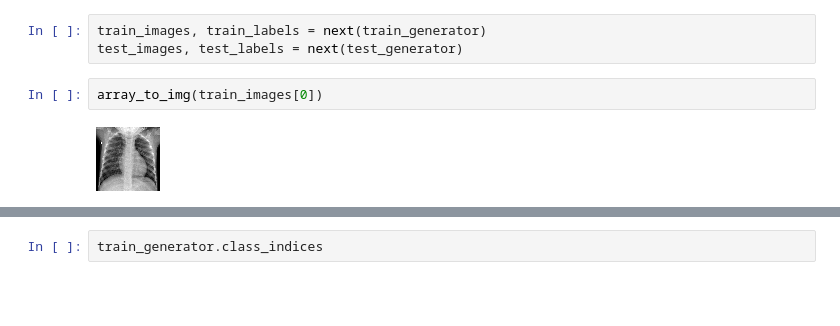
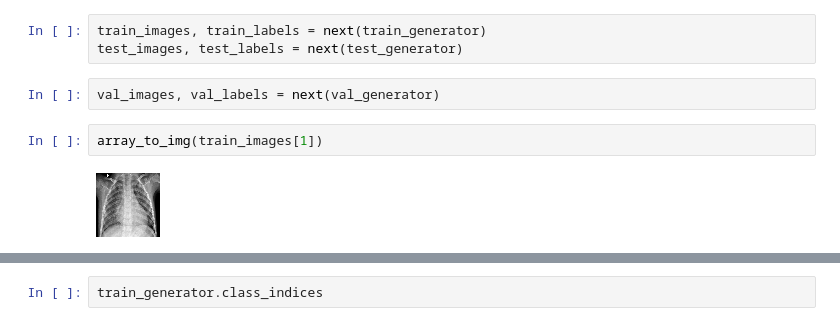
Before and after one commit to klsalcedo/image_classification, a Jupyter notebook: image_class.ipynb, the cells around one changed output, grey strips where cells are left out. Drawn from its saved outputs; the diff is of its cells as text; blank space fills up the shorter version.

```diff
--- a/image_class.ipynb
+++ b/image_class.ipynb
@@ -14,8 +36,10 @@ Found 624 images belonging to 2 classes.
 # %%
 train_images, train_labels = next(train_generator)
 test_images, test_labels = next(test_generator)
+# %%
+val_images, val_labels = next(val_generator)
 # %%
-array_to_img(train_images[0])
+array_to_img(train_images[1])
 # %% [output]
-[figure, old version]
+[figure, new version]
 # %%
```
Also changed, not shown: parts of 44 cells of this notebook.
